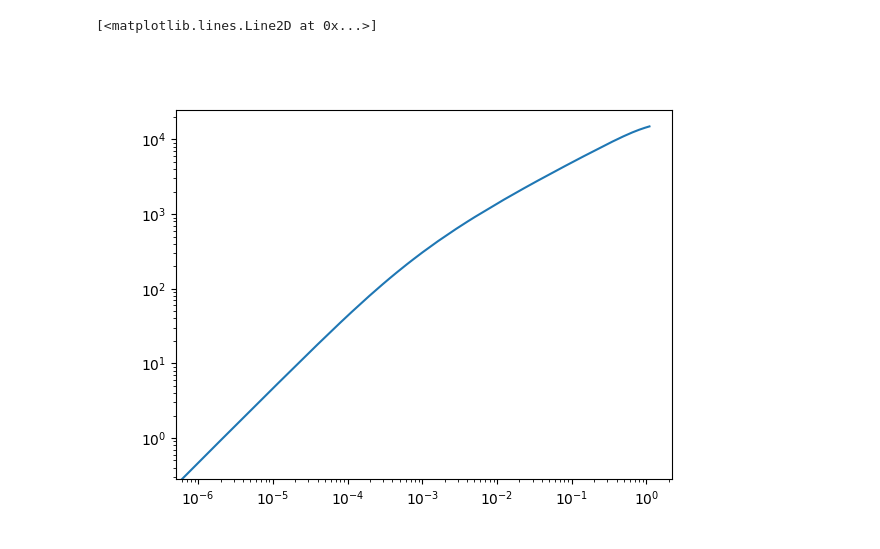
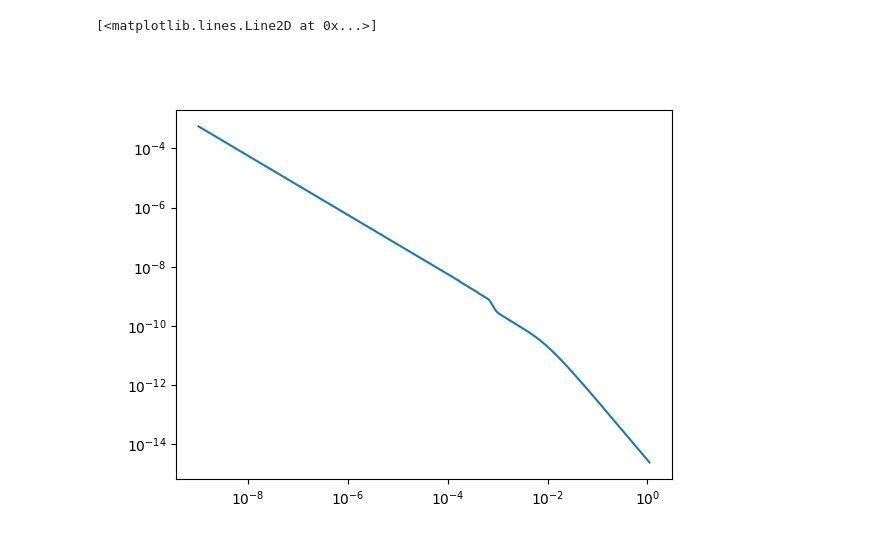
Before and after one commit to ohahn/DISCO-EB, a Jupyter notebook: pylinger_demo.ipynb, the cells around one changed output. Saved outputs shown, nothing was run; the diff lists cells and outputs as text; code cells hidden in the pictures.

```diff
--- a/pylinger_demo.ipynb
+++ b/pylinger_demo.ipynb
@@ -42,6 +41,6 @@ for a in ax: a.legend()
 # %%
 fig, ax = plt.subplots()
-ax.loglog( cp.a, cp.tau )
+ax.loglog( cp.get_a(th.tau), th.cs2, label='$X_{e^-}$' )
 # %% [output]
 [<matplotlib.lines.Line2D at 0x...>]
-[figure, old version]
+[figure, new version]
```
Also changed, not shown: parts of 5 cells of this notebook, 1 other file.
